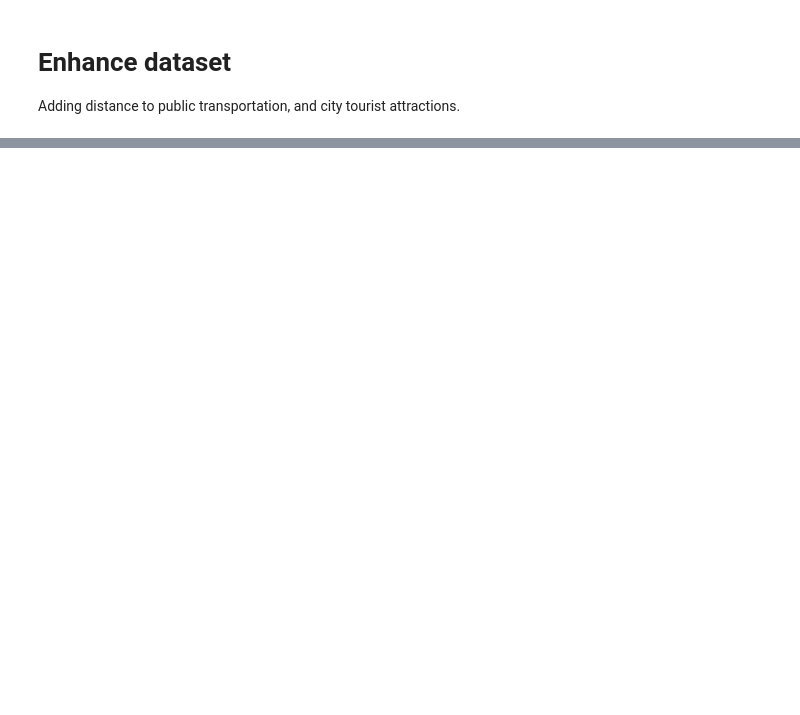
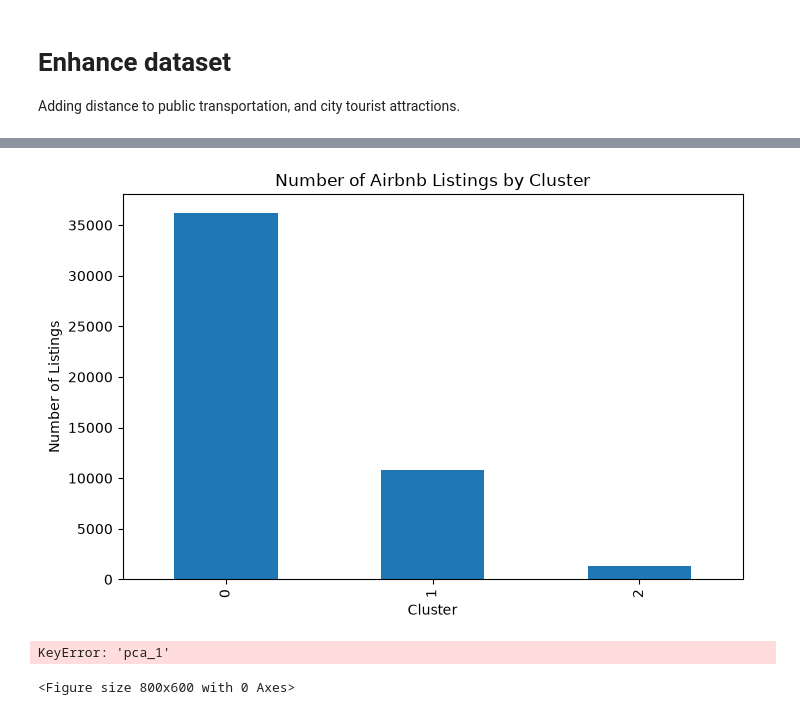
Before and after one commit to julesrif/ML-Airbnb-Business-Analysis, a Jupyter notebook: main.ipynb, the cells around one changed output, grey strips where cells are left out. Cells and saved outputs as stored; diff of their text form; code cells hidden in the pictures; blank space fills up the shorter version.

```diff
--- a/main.ipynb
+++ b/main.ipynb
@@ -208,0 +442,37 @@ print(df_ml[["latitude", "longitude", "dist_min_poi_meters"]].head())
+# %%
+cluster_summary["number_of_listings"].plot(kind="bar", figsize=(8, 5))
+
+plt.xlabel("Cluster")
+plt.ylabel("Number of Listings")
+plt.title("Number of Airbnb Listings by Cluster")
+plt.show()
+# %% [output]
+[figure, added]
+# %%
+cluster_colors = {
+    0: "#0072B2",  # blue
+    1: "#000000",  # black
+    2: "#009E73",  # green
+}
+
+plt.figure(figsize=(8, 6))
+
+for cluster in sorted(df_ml["cluster"].unique()):
+    subset = df_ml[df_ml["cluster"] == cluster]
+    plt.scatter(
+        subset["pca_1"],
+        subset["pca_2"],
+        color=cluster_colors[cluster],
+        label=f"Cluster {cluster}",
+        alpha=0.5,
+        s=10
+    )
+
+plt.xlabel("PCA Component 1")
+plt.ylabel("PCA Component 2")
+plt.title("Airbnb Listing Clusters Visualized with PCA")
+plt.legend()
+plt.show()
+# %% [output]
+KeyError: 'pca_1'
+<Figure size 800x600 with 0 Axes>
```
Also changed, not shown: parts of 23 cells of this notebook.
